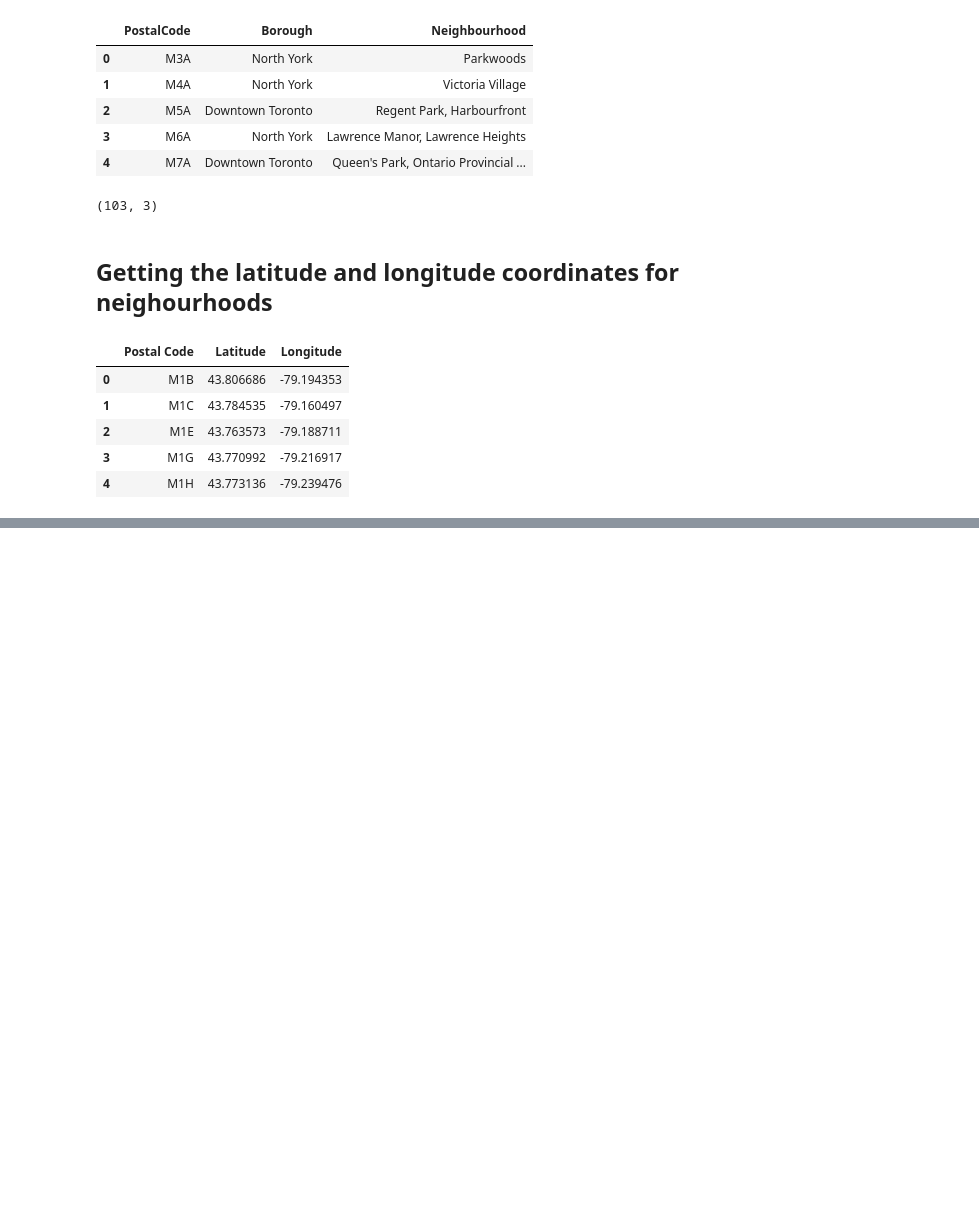
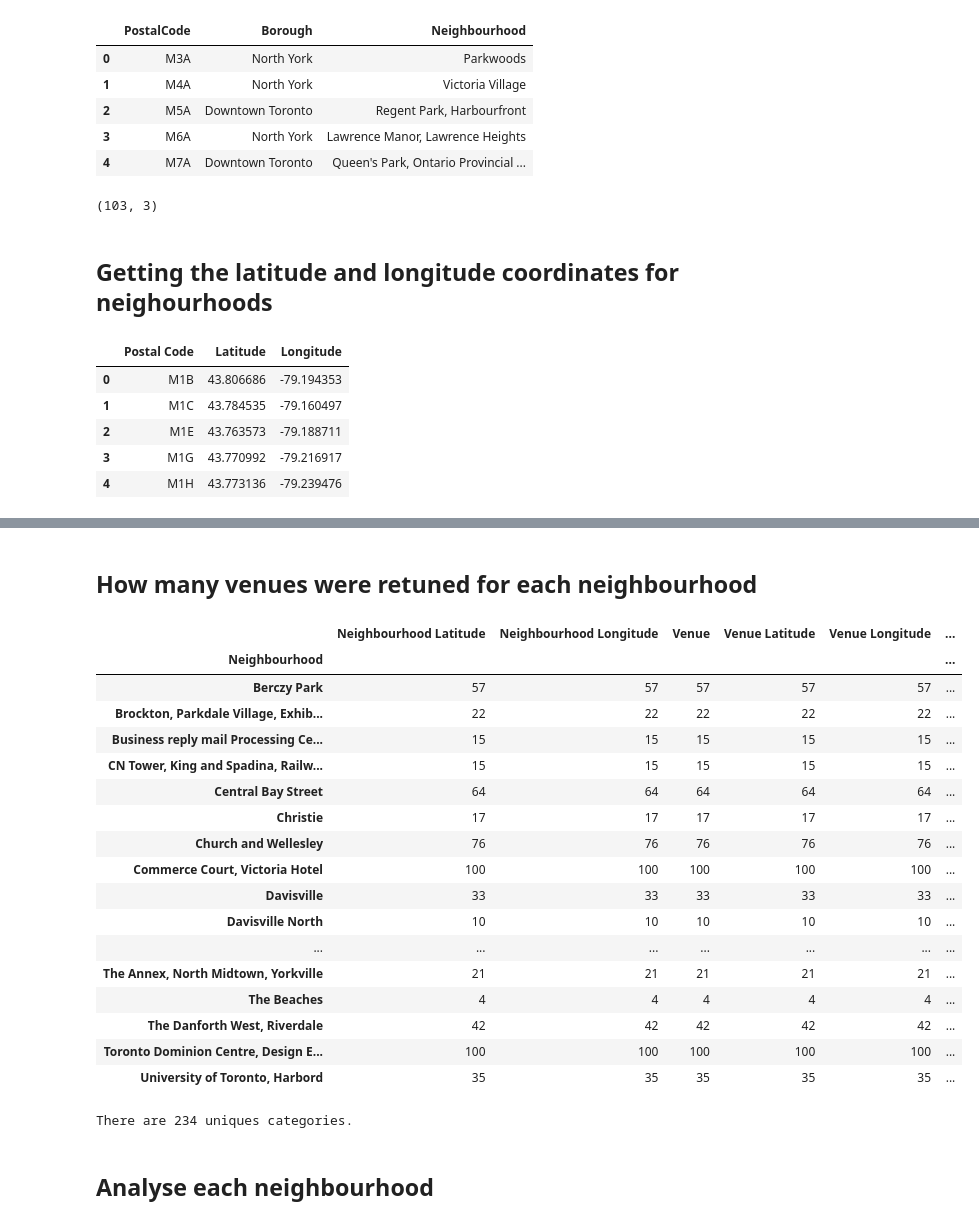
Before and after one commit to k80spalding/Coursera_Capstone, a Jupyter notebook: Segmenting and Clustering Toronto Neighborhoods.ipynb, the cells around one changed output, grey strips where cells are left out. Cells and saved outputs as stored; diff of their text form; code cells hidden in the pictures; blank space fills up the shorter version.

```diff
--- a/Segmenting and Clustering Toronto Neighborhoods.ipynb
+++ b/Segmenting and Clustering Toronto Neighborhoods.ipynb
@@ -180,0 +208,17 @@ geodf.head(12)
+# %%
+map_toronto = folium.Map(location=[latitude, longitude], zoom_start=12)
+
+for lat, lng, borough, neighbourhood in zip(toronto_df['Latitude'], toronto_df['Longitude'], toronto_df['Borough'], toronto_df['Neighbourhood']):
+    label = '{}, {}'.format(neighbourhood, borough)
+    label = folium.Popup(label, parse_html=True)
+    folium.CircleMarker(
+        [lat, lng],
+        radius=5,
+        popup=label,
+        color='blue',
+        fill=True,
+        fill_color='#3186cc',
+        fill_opacity=0.7,
+        parse_html=False).add_to(map_toronto)
+
+map_toronto
@@ -180,0 +308,29 @@ geodf.head(12)
+# %% [markdown]
+## How many venues were retuned for each neighbourhood
+# %%
+toronto_venues.groupby('Neighbourhood').count()
+# %% [output]
+|  | Neighbourhood Latitude | Neighbourhood Longitude | Venue | Venue Latitude | Venue Longitude | ... |
+| Neighbourhood |  |  |  |  |  | ... |
+| Berczy Park | 57 | 57 | 57 | 57 | 57 | ... |
+| Brockton, Parkdale Village, Exhib... | 22 | 22 | 22 | 22 | 22 | ... |
+| Business reply mail Processing Ce... | 15 | 15 | 15 | 15 | 15 | ... |
+| CN Tower, King and Spadina, Railw... | 15 | 15 | 15 | 15 | 15 | ... |
+| Central Bay Street | 64 | 64 | 64 | 64 | 64 | ... |
+| Christie | 17 | 17 | 17 | 17 | 17 | ... |
+| Church and Wellesley | 76 | 76 | 76 | 76 | 76 | ... |
+| Commerce Court, Victoria Hotel | 100 | 100 | 100 | 100 | 100 | ... |
+| Davisville | 33 | 33 | 33 | 33 | 33 | ... |
+| Davisville North | 10 | 10 | 10 | 10 | 10 | ... |
+| ... | ... | ... | ... | ... | ... | ... |
+| The Annex, North Midtown, Yorkville | 21 | 21 | 21 | 21 | 21 | ... |
+| The Beaches | 4 | 4 | 4 | 4 | 4 | ... |
+| The Danforth West, Riverdale | 42 | 42 | 42 | 42 | 42 | ... |
+| Toronto Dominion Centre, Design E... | 100 | 100 | 100 | 100 | 100 | ... |
+| University of Toronto, Harbord | 35 | 35 | 35 | 35 | 35 | ... |
+# %%
+print('There are {} uniques categories.'.format(len(toronto_venues['Venue Category'].unique())))
+# %% [output]
+There are 234 uniques categories.
+# %% [markdown]
+## Analyse each neighbourhood
```
Also changed, not shown: parts of 49 cells of this notebook.
